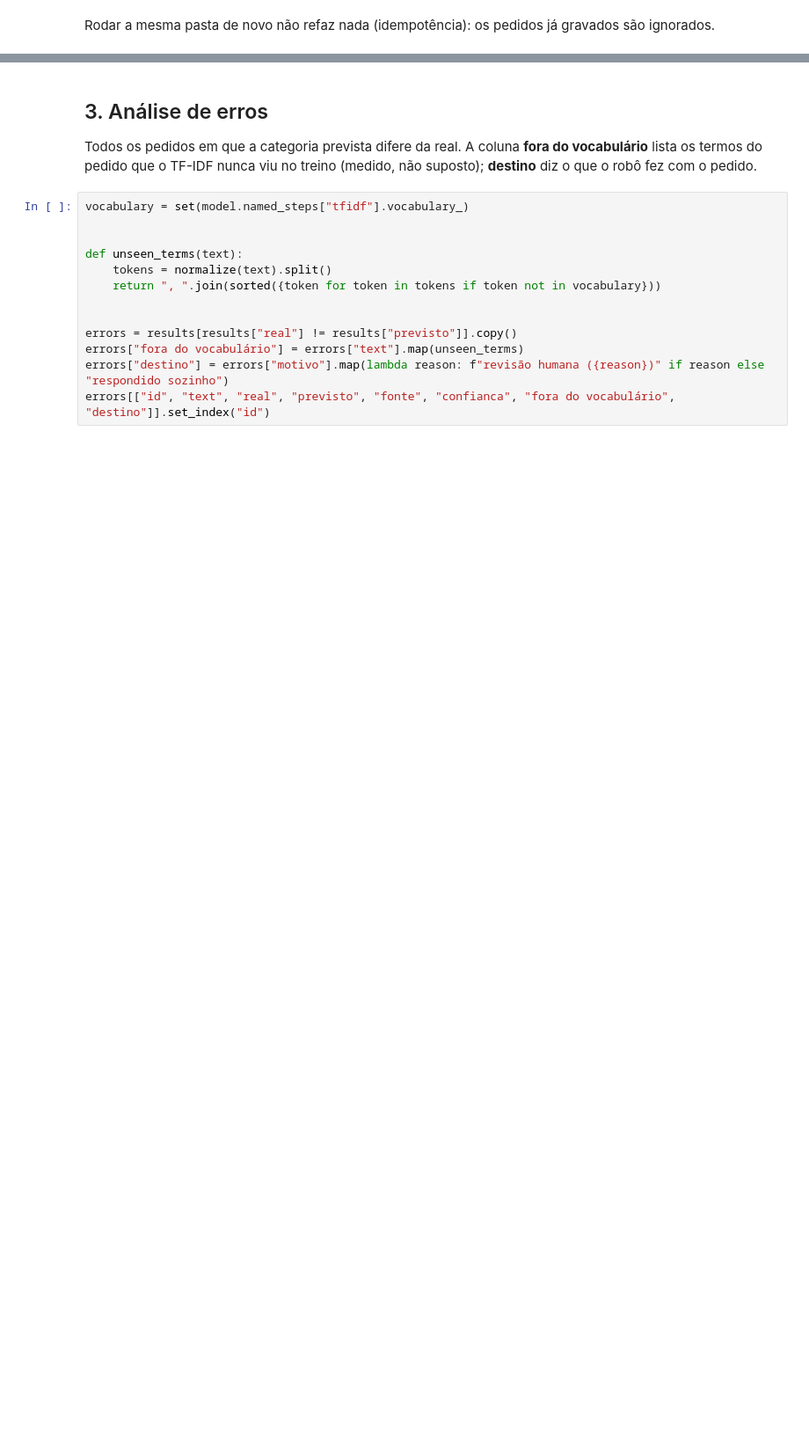
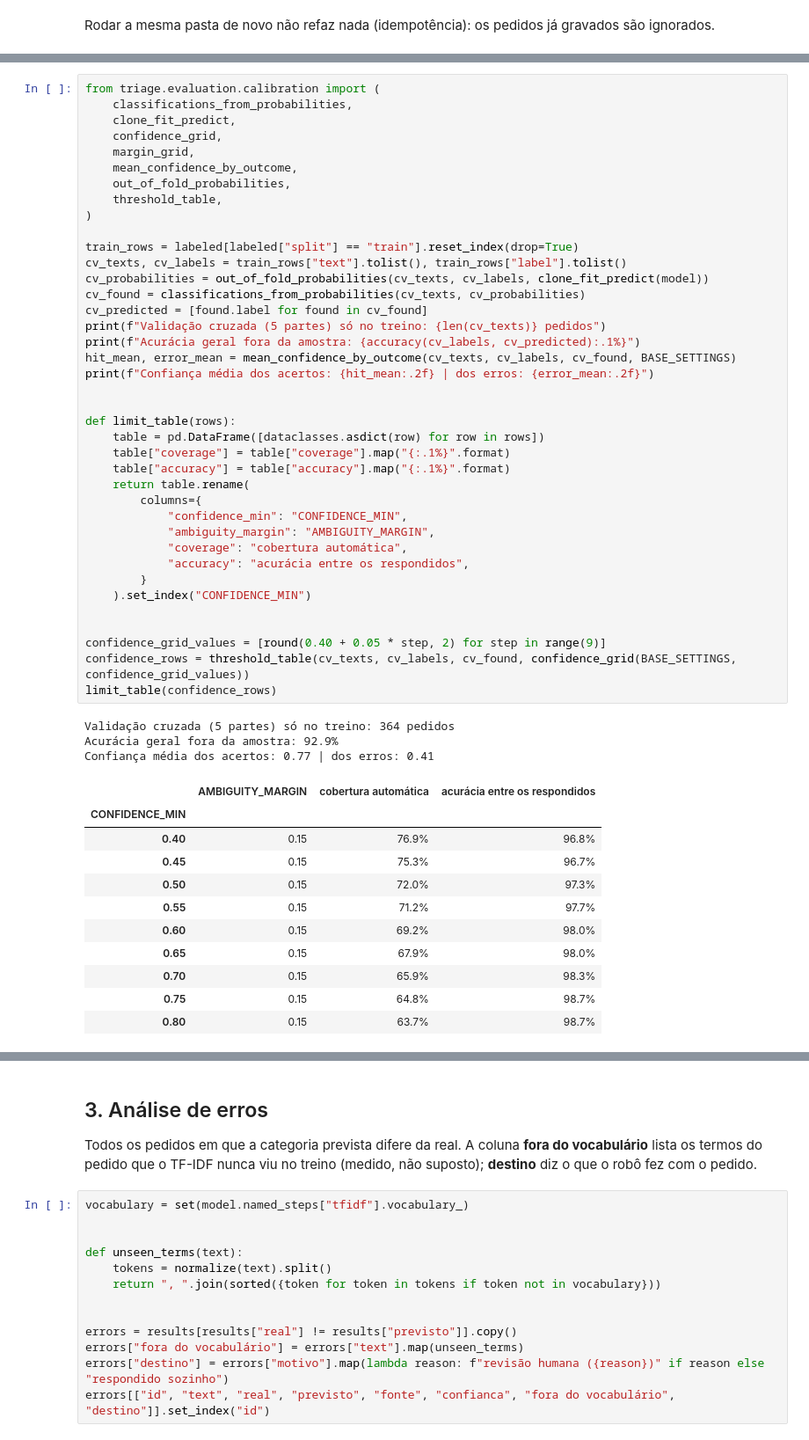
Before and after one commit to entregas-faculdade/GS-RPA-2S, a Jupyter notebook: notebooks/evidence.ipynb, the cells around one changed output, grey strips where cells are left out. Shown at 88% size. Saved outputs shown, nothing was run; the diff lists cells and outputs as text; blank space fills up the shorter version.

```diff
--- a/notebooks/evidence.ipynb
+++ b/notebooks/evidence.ipynb
@@ -247,0 +316,54 @@ modelo). Por isso não há tabela antes/depois.
+# %%
+from triage.evaluation.calibration import (
+    classifications_from_probabilities,
+    clone_fit_predict,
+    confidence_grid,
+    margin_grid,
+    mean_confidence_by_outcome,
+    out_of_fold_probabilities,
+    threshold_table,
+)
+
+train_rows = labeled[labeled["split"] == "train"].reset_index(drop=True)
+cv_texts, cv_labels = train_rows["text"].tolist(), train_rows["label"].tolist()
+cv_probabilities = out_of_fold_probabilities(cv_texts, cv_labels, clone_fit_predict(model))
+cv_found = classifications_from_probabilities(cv_texts, cv_probabilities)
+cv_predicted = [found.label for found in cv_found]
+print(f"Validação cruzada (5 partes) só no treino: {len(cv_texts)} pedidos")
+print(f"Acurácia geral fora da amostra: {accuracy(cv_labels, cv_predicted):.1%}")
+hit_mean, error_mean = mean_confidence_by_outcome(cv_texts, cv_labels, cv_found, BASE_SETTINGS)
+print(f"Confiança média dos acertos: {hit_mean:.2f} | dos erros: {error_mean:.2f}")
+
+
+def limit_table(rows):
+    table = pd.DataFrame([dataclasses.asdict(row) for row in rows])
+    table["coverage"] = table["coverage"].map("{:.1%}".format)
+    table["accuracy"] = table["accuracy"].map("{:.1%}".format)
+    return table.rename(
+        columns={
+            "confidence_min": "CONFIDENCE_MIN",
+            "ambiguity_margin": "AMBIGUITY_MARGIN",
+            "coverage": "cobertura automática",
+            "accuracy": "acurácia entre os respondidos",
+        }
+    ).set_index("CONFIDENCE_MIN")
+
+
+confidence_grid_values = [round(0.40 + 0.05 * step, 2) for step in range(9)]
+confidence_rows = threshold_table(cv_texts, cv_labels, cv_found, confidence_grid(BASE_SETTINGS, confidence_grid_values))
+limit_table(confidence_rows)
+# %% [output]
+Validação cruzada (5 partes) só no treino: 364 pedidos
+Acurácia geral fora da amostra: 92.9%
+Confiança média dos acertos: 0.77 | dos erros: 0.41
+|  | AMBIGUITY_MARGIN | cobertura automática | acurácia entre os respondidos |
+| CONFIDENCE_MIN |  |  |  |
+| 0.40 | 0.15 | 76.9% | 96.8% |
+| 0.45 | 0.15 | 75.3% | 96.7% |
+| 0.50 | 0.15 | 72.0% | 97.3% |
+| 0.55 | 0.15 | 71.2% | 97.7% |
+| 0.60 | 0.15 | 69.2% | 98.0% |
+| 0.65 | 0.15 | 67.9% | 98.0% |
+| 0.70 | 0.15 | 65.9% | 98.3% |
+| 0.75 | 0.15 | 64.8% | 98.7% |
+| 0.80 | 0.15 | 63.7% | 98.7% |
```
Also changed, not shown: parts of 24 cells of this notebook, 9 other files.
